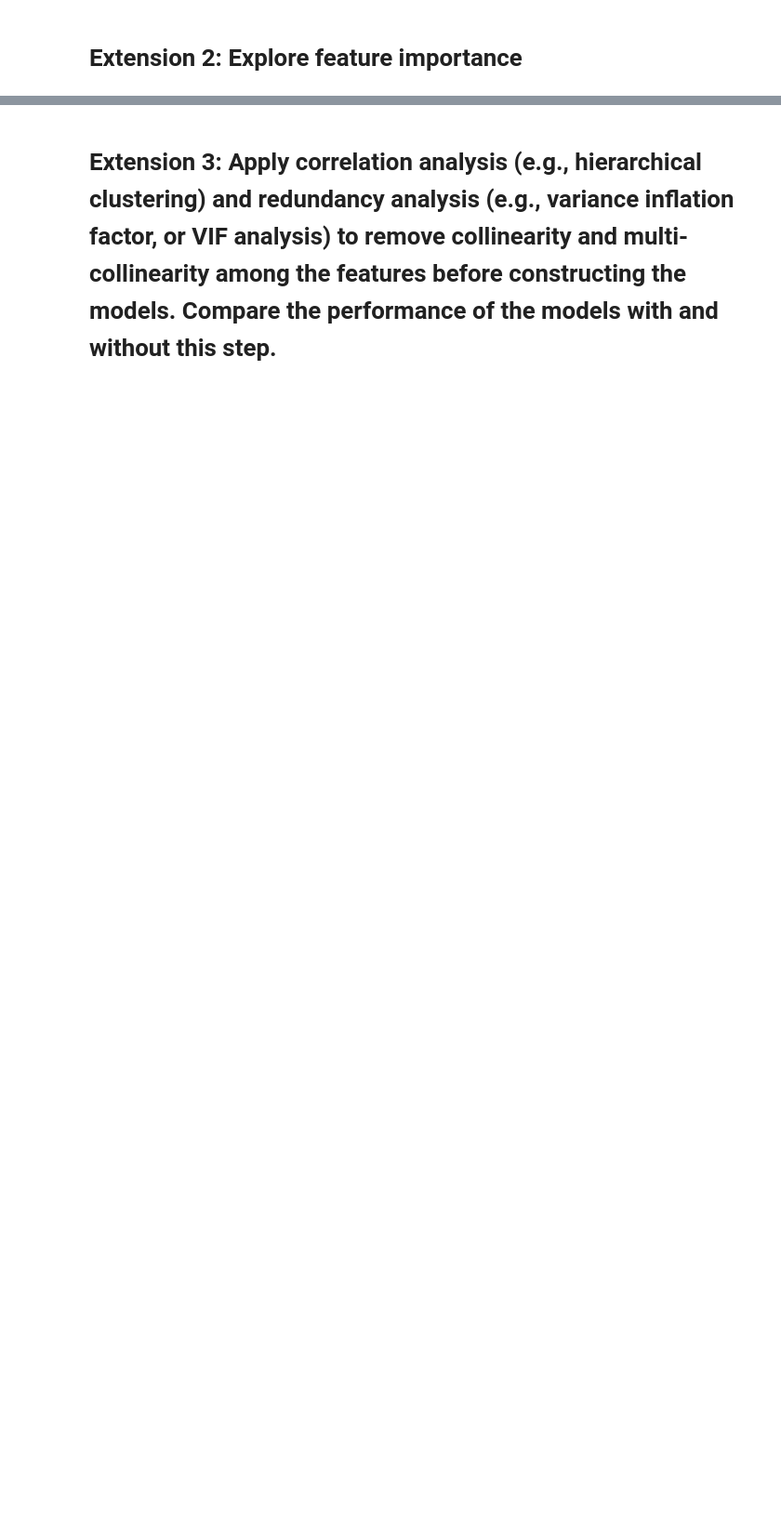
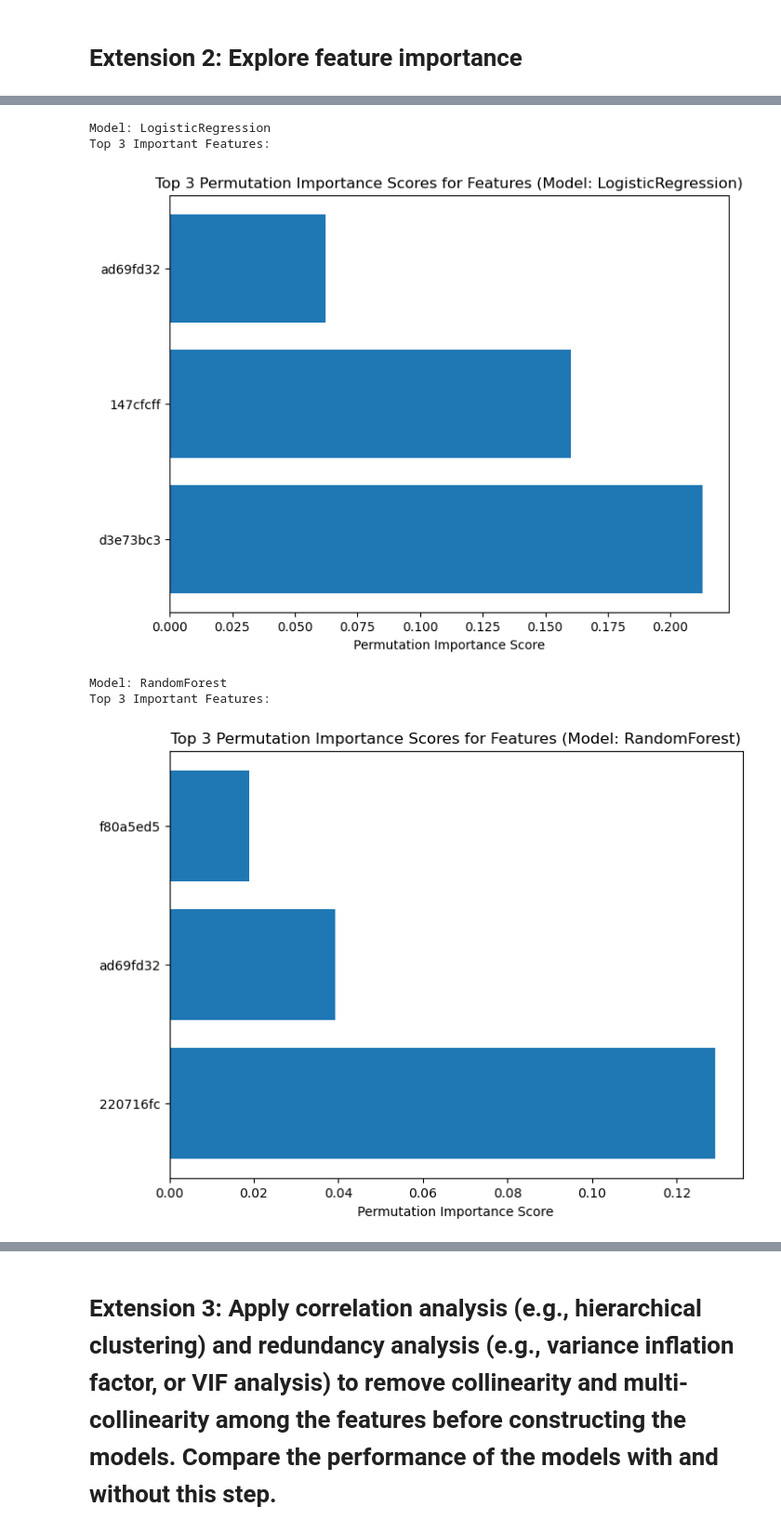
Before and after one commit to SophieCurinier/LOG6309E_group_assign, a Jupyter notebook: machine_learning_BGL.ipynb, the cells around one changed output, grey strips where cells are left out. Shown at 93% size. Cells and saved outputs as stored; diff of their text form; code cells hidden in the pictures; blank space fills up the shorter version.

```diff
--- a/machine_learning_BGL.ipynb
+++ b/machine_learning_BGL.ipynb
@@ -501,0 +504,16 @@ Session: fb1560b4, Score: 0.018
+# %%
+models = {
+    'LogisticRegression': shuffled_lr_classifier,
+    "RandomForest": shuffled_rf_classifier,
+    "DecisionTree": shuffled_dt_classifier,
+    'MLP': shuffled_mlp_classifier
+}
+
+# Create an empty dictionary to store the permutation importance results
+permutation_importance_results = {}
+
+# # Calculate permutation importance for each model
+for model_name, model in models.items():
+    model.fit(shuffled_x_train_mcv, shuffled_y_train)
+    r = permutation_importance(model, shuffled_x_train_mcv.toarray(), shuffled_y_train, n_repeats=30)
+    permutation_importance_results[model_name] = r
@@ -501,0 +528,33 @@ Session: fb1560b4, Score: 0.018
+# %%
+# Number of top features to display
+N = 3
+
+# Create a bar plot for the top N important features for each model
+for model_name, result in permutation_importance_results.items():
+    print(f"Model: {model_name}")
+
+    # Access the importances_mean and feature names
+    importances_mean = result.importances_mean
+    feature_names = shuffled_count_vectorizer.get_feature_names_out()  # Replace with your feature names or column names
+
+    # Sort feature importance indices in descending order
+    sorted_idx = importances_mean.argsort()[::-1]
+
+    # Print the top N important features
+    print(f"Top {N} Important Features:")
+    top_feature_names = [feature_names[idx] for idx in sorted_idx[:N]]
+    top_importance_mean = [importances_mean[idx] for idx in sorted_idx[:N]]
+
+    # Create a bar plot
+    plt.figure(figsize=(8, 6))
+    plt.barh(top_feature_names, top_importance_mean)
+    plt.xlabel("Permutation Importance Score")
+    plt.title(f"Top {N} Permutation Importance Scores for Features (Model: {model_name})")
+    plt.show()
+# %% [output]
+Model: LogisticRegression
+Top 3 Important Features:
+[figure, added]
+Model: RandomForest
+Top 3 Important Features:
+[figure, added]
```
Also changed, not shown: parts of 20 cells of this notebook.
